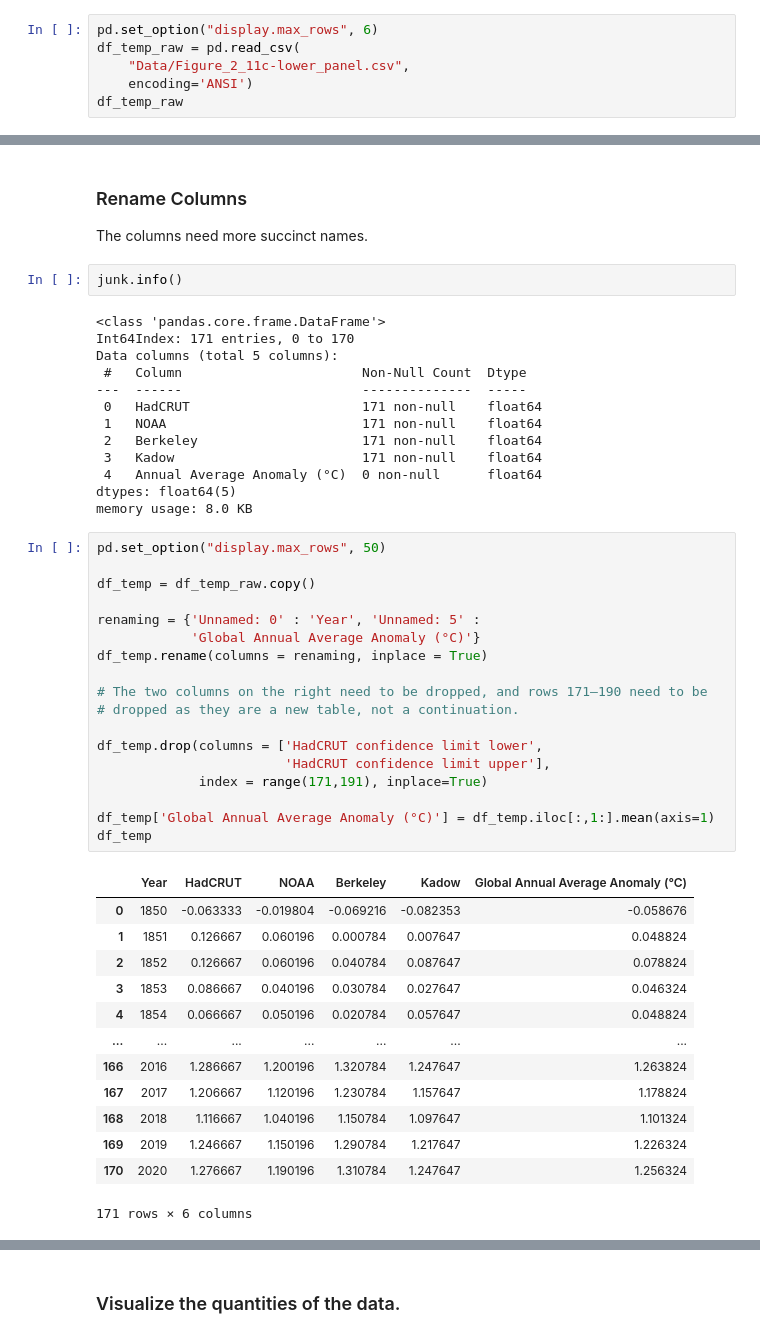
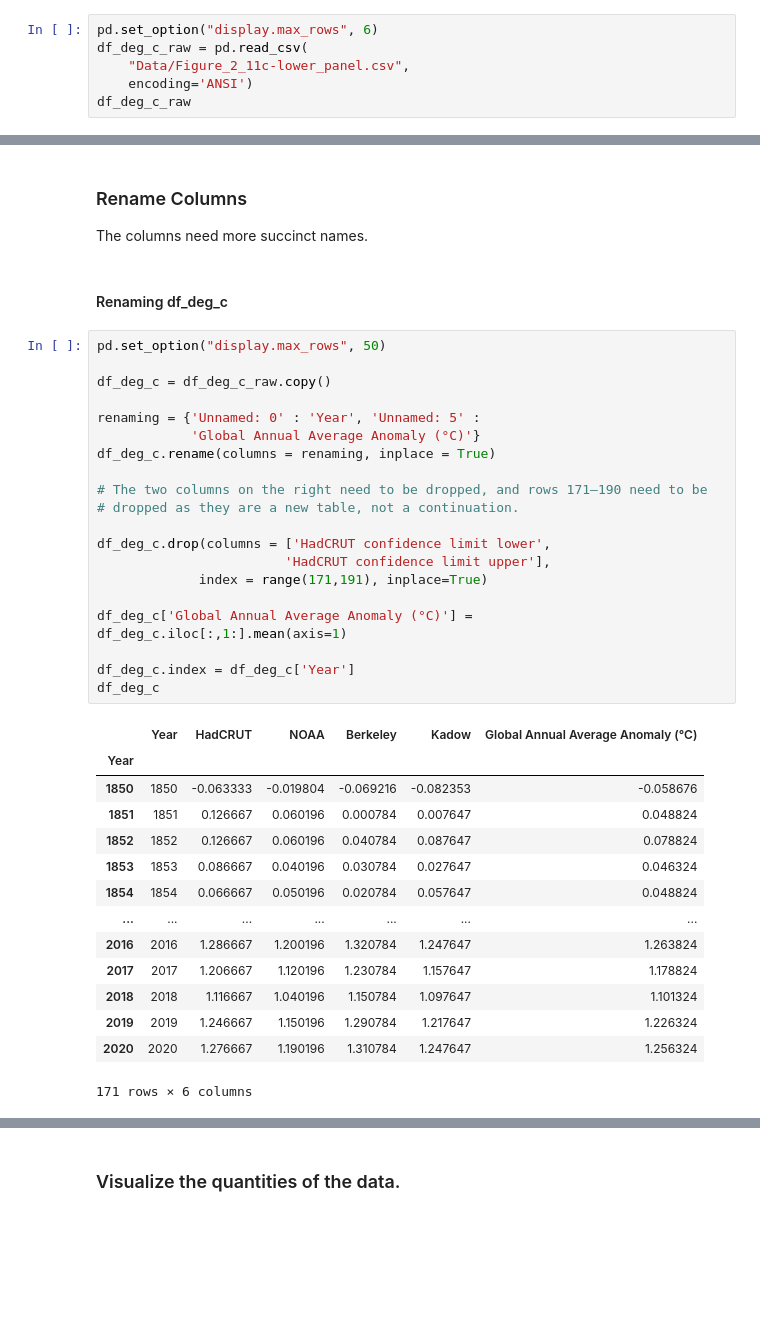
Before and after one commit to FunkyTable/Energy_Production_Time_Series_Projection, a Jupyter notebook: student.ipynb, the cells around one changed output, grey strips where cells are left out. Saved outputs shown, nothing was run; the diff lists cells and outputs as text; blank space fills up the shorter version.

```diff
--- a/student.ipynb
+++ b/student.ipynb
@@ -238,10 +247,10 @@ pd.set_option("display.max_columns", None)
       * [IPCC Report, Page 316](https://www.ipcc.ch/report/ar6/wg1/downloads/report/IPCC_AR6_WGI_Chapter02.pdf#page=30), [Figure](https://www.ipcc.ch/report/ar6/wg1/figures/chapter-2/figure-2-11), [References, Page 19](https://www.ipcc.ch/report/ar6/wg1/downloads/report/IPCC_AR6_WGI_Chapter02_SM.pdf#page=19), [Dataset](https://dap.ceda.ac.uk/badc/ar6_wg1/data/ch_02/ch2_fig11/v20211207/Figure_2_11c-lower_panel.csv) (Four datasets. The IPCC averages all four together to create Figure 2.11)
 # %%
 pd.set_option("display.max_rows", 6)
-df_temp_raw = pd.read_csv(
+df_deg_c_raw = pd.read_csv(
     "Data/Figure_2_11c-lower_panel.csv",
     encoding='ANSI')
-df_temp_raw
+df_deg_c_raw
 # %% [output]
 |  | Unnamed: 0 | HadCRUT | NOAA | Berkeley | Kadow | Unnamed: 5 | HadCRUT confidence limit lower | ... |
 | 0 | 1850 | -0.063333 | -0.019804 | -0.069216 | -0.082353 | NaN | -0.232701 | ... |
@@ -629,50 +642,40 @@ memory usage: 206.1+ KB
 # %% [markdown]
 ### Rename Columns
 The columns need more succinct names.
-# %%
-junk.info()
-# %% [output]
-<class 'pandas.core.frame.DataFrame'>
-Int64Index: 171 entries, 0 to 170
-Data columns (total 5 columns):
- #   Column                       Non-Null Count  Dtype
----  ------                       --------------  -----
- 0   HadCRUT                      171 non-null    float64
- 1   NOAA                         171 non-null    float64
- 2   Berkeley                     171 non-null    float64
- 3   Kadow                        171 non-null    float64
- 4   Annual Average Anomaly (°C)  0 non-null      float64
-dtypes: float64(5)
-memory usage: 8.0 KB
+# %% [markdown]
+#### Renaming df_deg_c
 # %%
 pd.set_option("display.max_rows", 50)
 
-df_temp = df_temp_raw.copy()
+df_deg_c = df_deg_c_raw.copy()
 
 renaming = {'Unnamed: 0' : 'Year', 'Unnamed: 5' :
             'Global Annual Average Anomaly (°C)'}
-df_temp.rename(columns = renaming, inplace = True)
+df_deg_c.rename(columns = renaming, inplace = True)
 
 # The two columns on the right need to be dropped, and rows 171–190 need to be
 # dropped as they are a new table, not a continuation.
 
-df_temp.drop(columns = ['HadCRUT confidence limit lower',
+df_deg_c.drop(columns = ['HadCRUT confidence limit lower',
                         'HadCRUT confidence limit upper'],
              index = range(171,191), inplace=True)
 
-df_temp['Global Annual Average Anomaly (°C)'] = df_temp.iloc[:,1:].mean(axis=1)
-df_temp
+df_deg_c['Global Annual Average Anomaly (°C)'] = df_deg_c.iloc[:,1:].mean(axis=1)
+
+df_deg_c.index = df_deg_c['Year']
+df_deg_c
 # %% [output]
 |  | Year | HadCRUT | NOAA | Berkeley | Kadow | Global Annual Average Anomaly (°C) |
-| 0 | 1850 | -0.063333 | -0.019804 | -0.069216 | -0.082353 | -0.058676 |
-| 1 | 1851 | 0.126667 | 0.060196 | 0.000784 | 0.007647 | 0.048824 |
-| 2 | 1852 | 0.126667 | 0.060196 | 0.040784 | 0.087647 | 0.078824 |
-| 3 | 1853 | 0.086667 | 0.040196 | 0.030784 | 0.027647 | 0.046324 |
-| 4 | 1854 | 0.066667 | 0.050196 | 0.020784 | 0.057647 | 0.048824 |
+| Year |  |  |  |  |  |  |
+| 1850 | 1850 | -0.063333 | -0.019804 | -0.069216 | -0.082353 | -0.058676 |
+| 1851 | 1851 | 0.126667 | 0.060196 | 0.000784 | 0.007647 | 0.048824 |
+| 1852 | 1852 | 0.126667 | 0.060196 | 0.040784 | 0.087647 | 0.078824 |
+| 1853 | 1853 | 0.086667 | 0.040196 | 0.030784 | 0.027647 | 0.046324 |
+| 1854 | 1854 | 0.066667 | 0.050196 | 0.020784 | 0.057647 | 0.048824 |
 | ... | ... | ... | ... | ... | ... | ... |
-| 166 | 2016 | 1.286667 | 1.200196 | 1.320784 | 1.247647 | 1.263824 |
-| 167 | 2017 | 1.206667 | 1.120196 | 1.230784 | 1.157647 | 1.178824 |
-| 168 | 2018 | 1.116667 | 1.040196 | 1.150784 | 1.097647 | 1.101324 |
-| 169 | 2019 | 1.246667 | 1.150196 | 1.290784 | 1.217647 | 1.226324 |
-| 170 | 2020 | 1.276667 | 1.190196 | 1.310784 | 1.247647 | 1.256324 |
+| 2016 | 2016 | 1.286667 | 1.200196 | 1.320784 | 1.247647 | 1.263824 |
+| 2017 | 2017 | 1.206667 | 1.120196 | 1.230784 | 1.157647 | 1.178824 |
+| 2018 | 2018 | 1.116667 | 1.040196 | 1.150784 | 1.097647 | 1.101324 |
+| 2019 | 2019 | 1.246667 | 1.150196 | 1.290784 | 1.217647 | 1.226324 |
+| 2020 | 2020 | 1.276667 | 1.190196 | 1.310784 | 1.247647 | 1.256324 |
 171 rows × 6 columns
```
Also changed, not shown: parts of 74 cells of this notebook.
